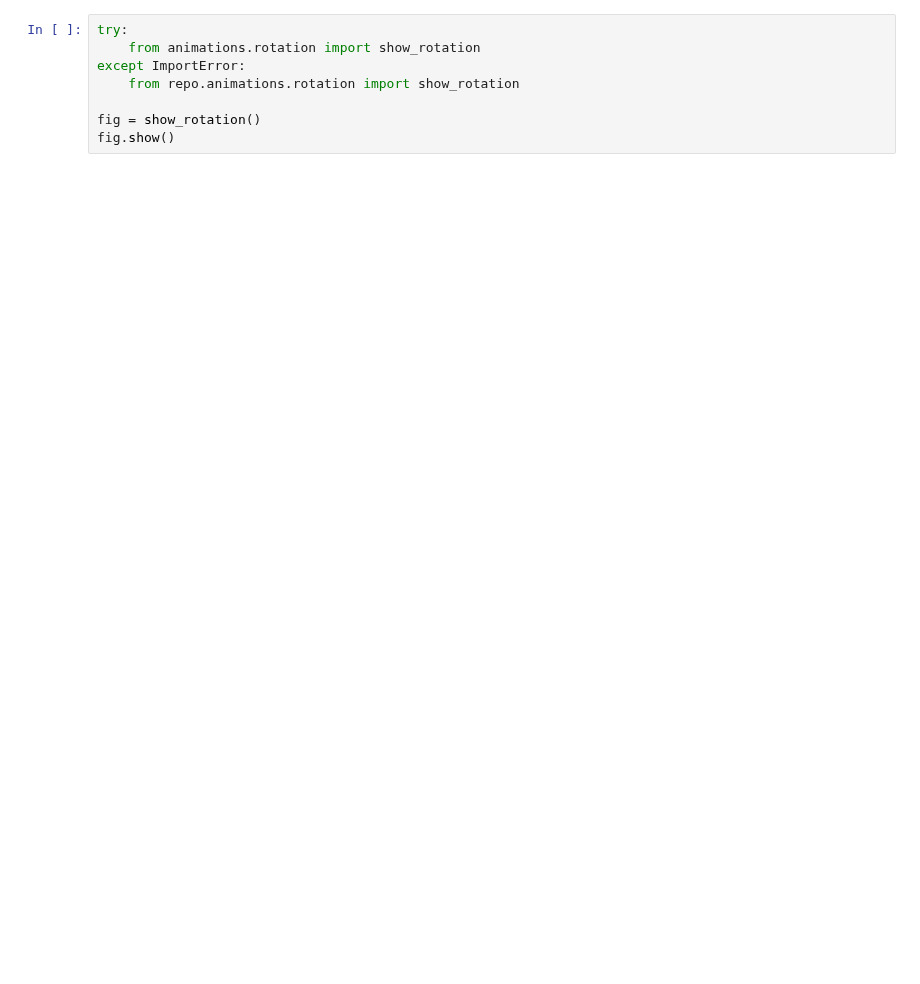
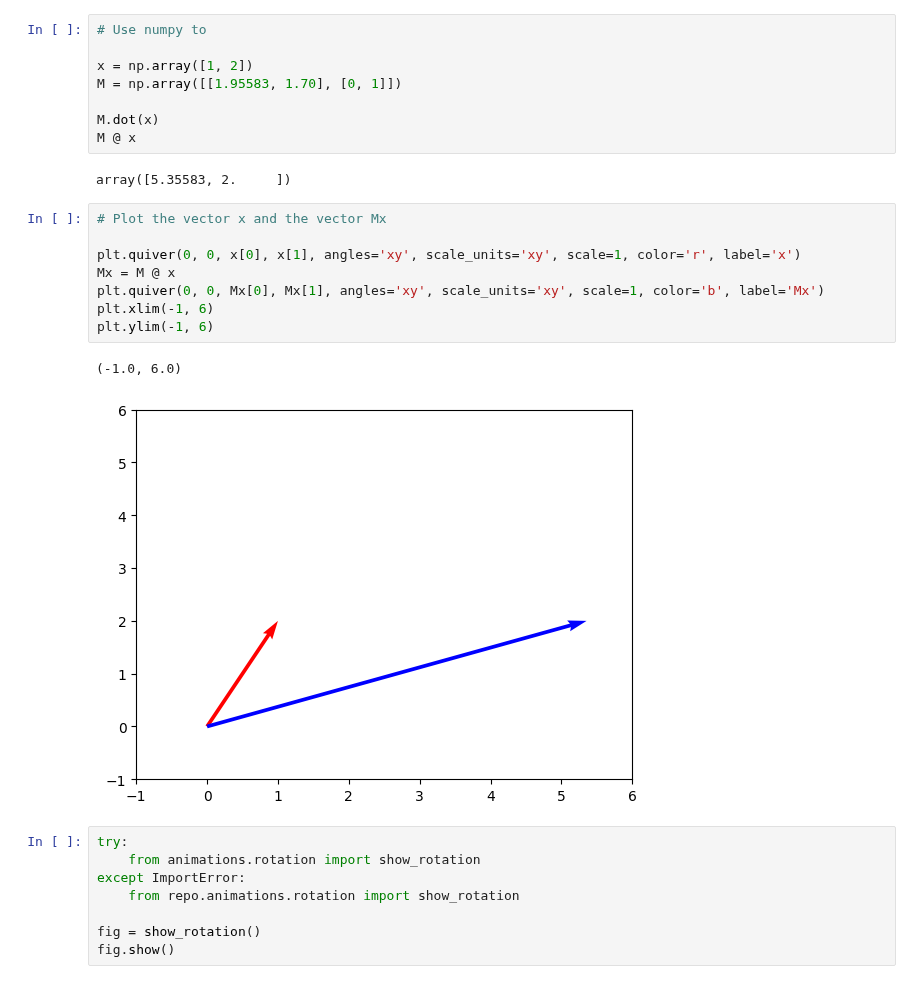
Before and after one commit to febse/ta2025, a Jupyter notebook: tmp.ipynb, the cells around one changed output. Saved outputs shown, nothing was run; the diff lists cells and outputs as text; blank space fills up the shorter version.

```diff
--- a/tmp.ipynb
+++ b/tmp.ipynb
@@ -5,3 +157,24 @@ fatal: destination path 'repo' already exists and is not an empty directory.
+# %%
+# Use numpy to
+
+x = np.array([1, 2])
+M = np.array([[1.95583, 1.70], [0, 1]])
+
+M.dot(x)
+M @ x
+# %% [output]
+array([5.35583, 2.     ])
+# %%
+# Plot the vector x and the vector Mx
+
+plt.quiver(0, 0, x[0], x[1], angles='xy', scale_units='xy', scale=1, color='r', label='x')
+Mx = M @ x
+plt.quiver(0, 0, Mx[0], Mx[1], angles='xy', scale_units='xy', scale=1, color='b', label='Mx')
+plt.xlim(-1, 6)
+plt.ylim(-1, 6)
+# %% [output]
+(-1.0, 6.0)
+[figure, added]
 # %%
 try:
     from animations.rotation import show_rotation
```
Also changed, not shown: parts of 10 cells of this notebook, 3 other files.
